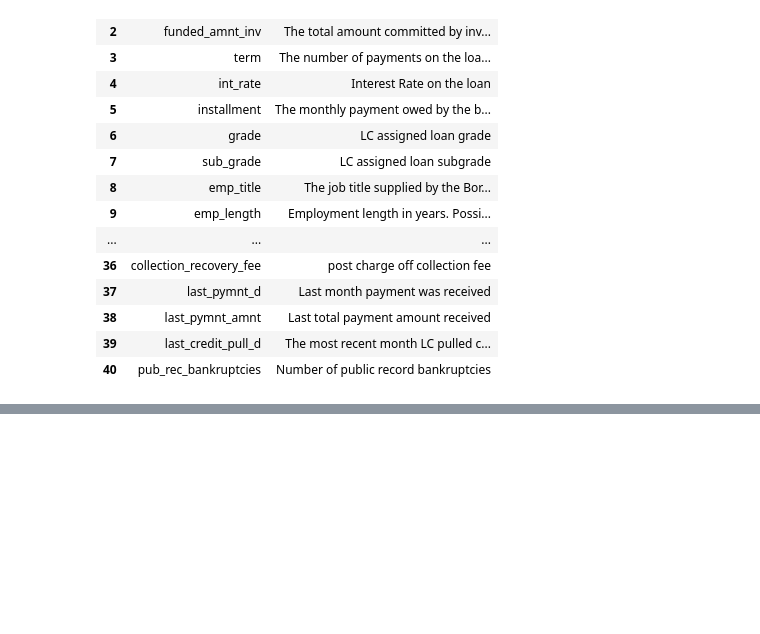
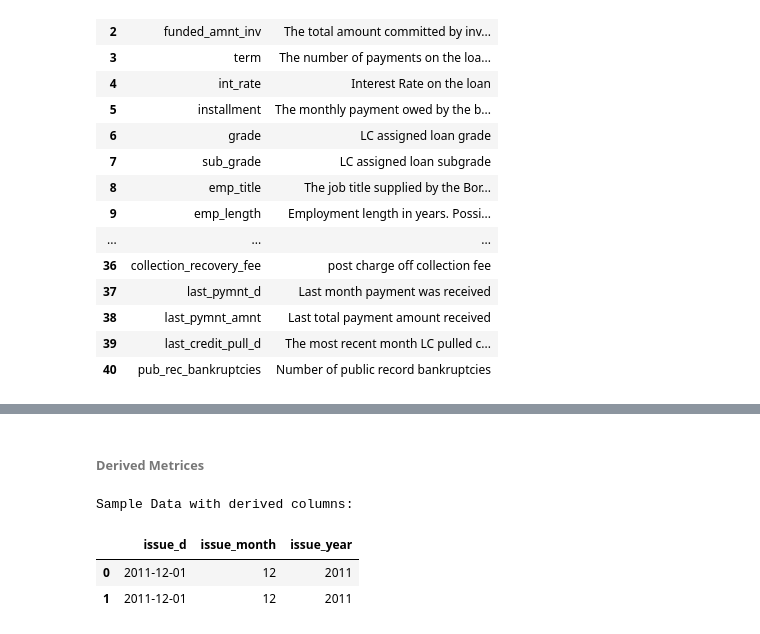
Before and after one commit to Theveetha/LendingClub_EDA_CaseStudy, a Jupyter notebook: LendingClub_EDA.ipynb, the cells around one changed output, grey strips where cells are left out. Cells and saved outputs as stored; diff of their text form; code cells hidden in the pictures; blank space fills up the shorter version.

```diff
--- a/LendingClub_EDA.ipynb
+++ b/LendingClub_EDA.ipynb
@@ -362,0 +452,13 @@ There are few other columns which are have no contribution to our analysis, as t
+# %%
+# Function to strip value and convert to numeric datatype
+def strip_value(data,cols,value,type_cast):
+  data[cols] = data[cols].str.rstrip(value)
+  data[cols] = type_cast(data[cols])
+  return data[cols]
+
+# Strip for int_rate
+data['int_rate'] = strip_value(data,'int_rate','%',pd.to_numeric)
+data['revol_util'] = strip_value(data,'revol_util','%',pd.to_numeric)
+
+print("Data Type post casting:")
+pd.DataFrame(data[['int_rate','revol_util']].dtypes)
@@ -362,0 +470,17 @@ There are few other columns which are have no contribution to our analysis, as t
+# %% [markdown]
+###### **Derived Metrices**
+# %%
+# Type Casting to Date time
+data['issue_d'] = pd.to_datetime(data['issue_d'], format='%b-%y')
+
+# Deriving new columns
+data['issue_year'] = data['issue_d'].dt.year
+data['issue_month'] = data['issue_d'].dt.month
+
+print("Sample Data with derived columns:")
+pd.DataFrame(data[['issue_d','issue_month','issue_year']]).head(2)
+# %% [output]
+Sample Data with derived columns:
+|  | issue_d | issue_month | issue_year |
+| 0 | 2011-12-01 | 12 | 2011 |
+| 1 | 2011-12-01 | 12 | 2011 |
```
Also changed, not shown: parts of 28 cells of this notebook.
